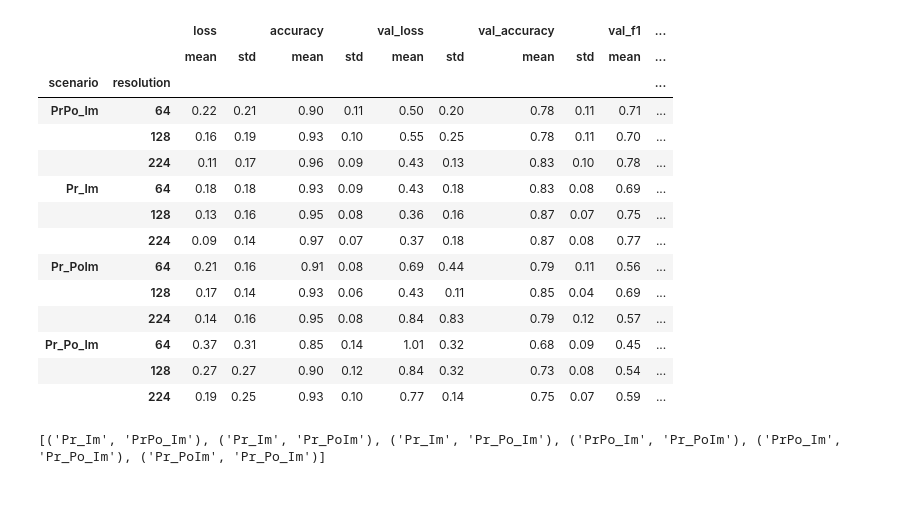
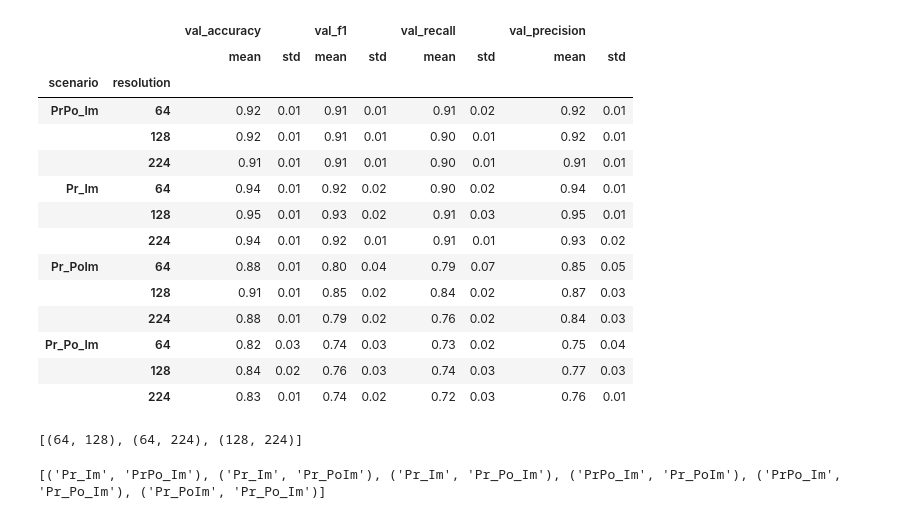
Before and after one commit to narslab/vis-inference, a Jupyter notebook: bin/jupyter/sensitivity-analysis.ipynb, the cells around one changed output. Cells and saved outputs as stored; diff of their text form; code cells hidden in the pictures.

```diff
--- a/bin/jupyter/sensitivity-analysis.ipynb
+++ b/bin/jupyter/sensitivity-analysis.ipynb
@@ -34,29 +32,35 @@ dp = getPerformanceDataFrame()
 # %%
-dpagg = dp.groupby(['scenario','resolution','trial','epoch']).agg('max')
-dp.loc[dp.groupby(['scenario','resolution','trial'])['val_accuracy'].idxmax()]
-dp
-#dpagg.iloc[:,:-2]
-#dpmean = np.round(dpagg.groupby(['scenario','resolution']).agg(['mean', 'std']), 2)
-#dpagg.to_csv('scenario-resolution-best-')
-#print(dpmean)
-#dpmean.to_csv('../../results/scenario-resolution-mean-std-performance.csv')
-#dpmean.iloc[:,6:14].reindex(index=["Pr_Im", "PrPo_Im", "Pr_PoIm", "Pr_Po_Im"],level=0)
+def getScenarioResolutionMeanPerformance():
+    dp = getPerformanceDataFrame()
+    dpagg = dp.groupby(['scenario','resolution','trial','epoch']).agg('max')
+    df = dp.loc[dp.groupby(['scenario','resolution','trial'])['val_accuracy'].idxmax()]
+    df = df.iloc[:,[3, 4,5,6, 8,9]]
+    df = df.groupby(['scenario','resolution']).agg(['mean','std'])
+    df = np.round(df, 2)
+    df.to_csv('../../results/scenario-resolution-best-mean-std-performance.csv')
+    #dpmean.iloc[:,6:14].reindex(index=["Pr_Im", "PrPo_Im", "Pr_PoIm", "Pr_Po_Im"],level=0)
+    return df
+getScenarioResolutionMeanPerformance()
 # %% [output]
-|  |  | loss |  | accuracy |  | val_loss |  | val_accuracy |  | val_f1 | ... |
-|  |  | mean | std | mean | std | mean | std | mean | std | mean | ... |
-| scenario | resolution |  |  |  |  |  |  |  |  |  | ... |
-| PrPo_Im | 64 | 0.22 | 0.21 | 0.90 | 0.11 | 0.50 | 0.20 | 0.78 | 0.11 | 0.71 | ... |
-|  | 128 | 0.16 | 0.19 | 0.93 | 0.10 | 0.55 | 0.25 | 0.78 | 0.11 | 0.70 | ... |
-|  | 224 | 0.11 | 0.17 | 0.96 | 0.09 | 0.43 | 0.13 | 0.83 | 0.10 | 0.78 | ... |
-| Pr_Im | 64 | 0.18 | 0.18 | 0.93 | 0.09 | 0.43 | 0.18 | 0.83 | 0.08 | 0.69 | ... |
-|  | 128 | 0.13 | 0.16 | 0.95 | 0.08 | 0.36 | 0.16 | 0.87 | 0.07 | 0.75 | ... |
-|  | 224 | 0.09 | 0.14 | 0.97 | 0.07 | 0.37 | 0.18 | 0.87 | 0.08 | 0.77 | ... |
-| Pr_PoIm | 64 | 0.21 | 0.16 | 0.91 | 0.08 | 0.69 | 0.44 | 0.79 | 0.11 | 0.56 | ... |
-|  | 128 | 0.17 | 0.14 | 0.93 | 0.06 | 0.43 | 0.11 | 0.85 | 0.04 | 0.69 | ... |
-|  | 224 | 0.14 | 0.16 | 0.95 | 0.08 | 0.84 | 0.83 | 0.79 | 0.12 | 0.57 | ... |
-| Pr_Po_Im | 64 | 0.37 | 0.31 | 0.85 | 0.14 | 1.01 | 0.32 | 0.68 | 0.09 | 0.45 | ... |
-|  | 128 | 0.27 | 0.27 | 0.90 | 0.12 | 0.84 | 0.32 | 0.73 | 0.08 | 0.54 | ... |
-|  | 224 | 0.19 | 0.25 | 0.93 | 0.10 | 0.77 | 0.14 | 0.75 | 0.07 | 0.59 | ... |
+|  |  | val_accuracy |  | val_f1 |  | val_recall |  | val_precision |  |
+|  |  | mean | std | mean | std | mean | std | mean | std |
+| scenario | resolution |  |  |  |  |  |  |  |  |
+| PrPo_Im | 64 | 0.92 | 0.01 | 0.91 | 0.01 | 0.91 | 0.02 | 0.92 | 0.01 |
+|  | 128 | 0.92 | 0.01 | 0.91 | 0.01 | 0.90 | 0.01 | 0.92 | 0.01 |
+|  | 224 | 0.91 | 0.01 | 0.91 | 0.01 | 0.90 | 0.01 | 0.91 | 0.01 |
+| Pr_Im | 64 | 0.94 | 0.01 | 0.92 | 0.02 | 0.90 | 0.02 | 0.94 | 0.01 |
+|  | 128 | 0.95 | 0.01 | 0.93 | 0.02 | 0.91 | 0.03 | 0.95 | 0.01 |
+|  | 224 | 0.94 | 0.01 | 0.92 | 0.01 | 0.91 | 0.01 | 0.93 | 0.02 |
+| Pr_PoIm | 64 | 0.88 | 0.01 | 0.80 | 0.04 | 0.79 | 0.07 | 0.85 | 0.05 |
+|  | 128 | 0.91 | 0.01 | 0.85 | 0.02 | 0.84 | 0.02 | 0.87 | 0.03 |
+|  | 224 | 0.88 | 0.01 | 0.79 | 0.02 | 0.76 | 0.02 | 0.84 | 0.03 |
+| Pr_Po_Im | 64 | 0.82 | 0.03 | 0.74 | 0.03 | 0.73 | 0.02 | 0.75 | 0.04 |
+|  | 128 | 0.84 | 0.02 | 0.76 | 0.03 | 0.74 | 0.03 | 0.77 | 0.03 |
+|  | 224 | 0.83 | 0.01 | 0.74 | 0.02 | 0.72 | 0.03 | 0.76 | 0.01 |
+# %%
+print([c for c in combinations([64, 128, 224], 2)])
+# %% [output]
+[(64, 128), (64, 224), (128, 224)]
 # %%
 print([ comb for comb in combinations(["Pr_Im", "PrPo_Im", "Pr_PoIm", "Pr_Po_Im"], 2)])
 # %% [output]
```
Also changed, not shown: parts of 8 cells of this notebook, 19 other files.
